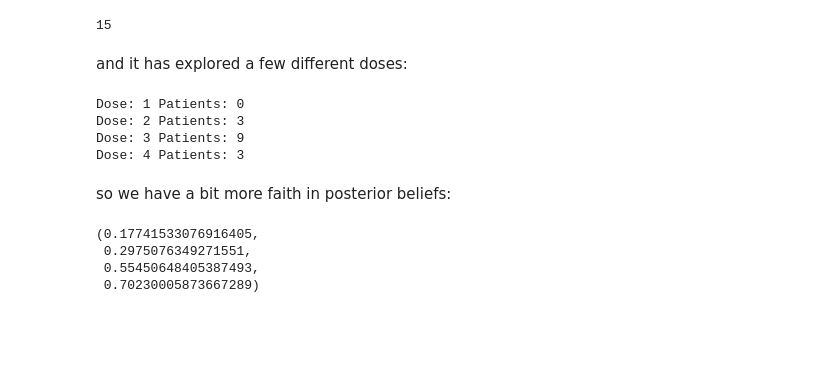
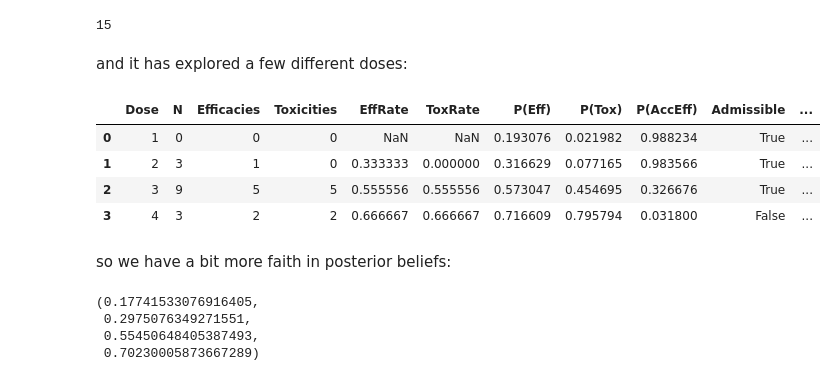
Before and after one commit to brockk/clintrials, a Jupyter notebook: tutorials/EffTox.ipynb, the cells around one changed output. Saved outputs shown, nothing was run; the diff lists cells and outputs as text; code cells hidden in the pictures; blank space fills up the shorter version.

```diff
--- a/tutorials/EffTox.ipynb
+++ b/tutorials/EffTox.ipynb
@@ -137,14 +146,14 @@ et.size()
 15
 # %% [markdown]
 and it has explored a few different doses:
-# %%
-for d in dose_indices:
-    print 'Dose:', d, 'Patients:', et.treated_at_dose(d)
-# %% [output]
-Dose: 1 Patients: 0
-Dose: 2 Patients: 3
-Dose: 3 Patients: 9
-Dose: 4 Patients: 3
+# %%
+et.tabulate()
+# %% [output]
+|  | Dose | N | Efficacies | Toxicities | EffRate | ToxRate | P(Eff) | P(Tox) | P(AccEff) | Admissible | ... |
+| 0 | 1 | 0 | 0 | 0 | NaN | NaN | 0.193076 | 0.021982 | 0.988234 | True | ... |
+| 1 | 2 | 3 | 1 | 0 | 0.333333 | 0.000000 | 0.316629 | 0.077165 | 0.983566 | True | ... |
+| 2 | 3 | 9 | 5 | 5 | 0.555556 | 0.555556 | 0.573047 | 0.454695 | 0.326676 | True | ... |
+| 3 | 4 | 3 | 2 | 2 | 0.666667 | 0.666667 | 0.716609 | 0.795794 | 0.031800 | False | ... |
 # %% [markdown]
 so we have a bit more faith in posterior beliefs:
 # %%
```
Also changed, not shown: parts of 8 cells of this notebook, 3 other files.
